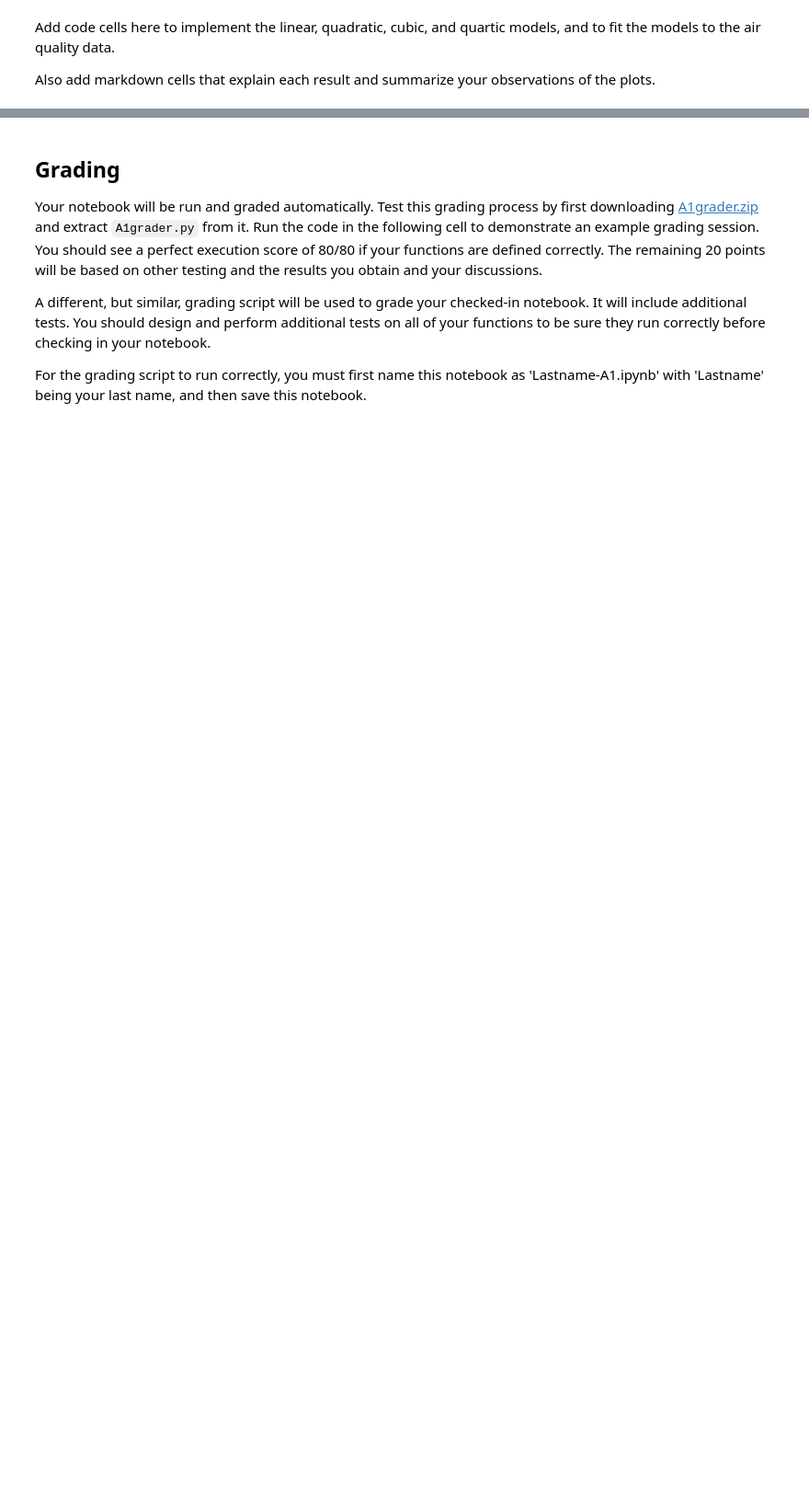
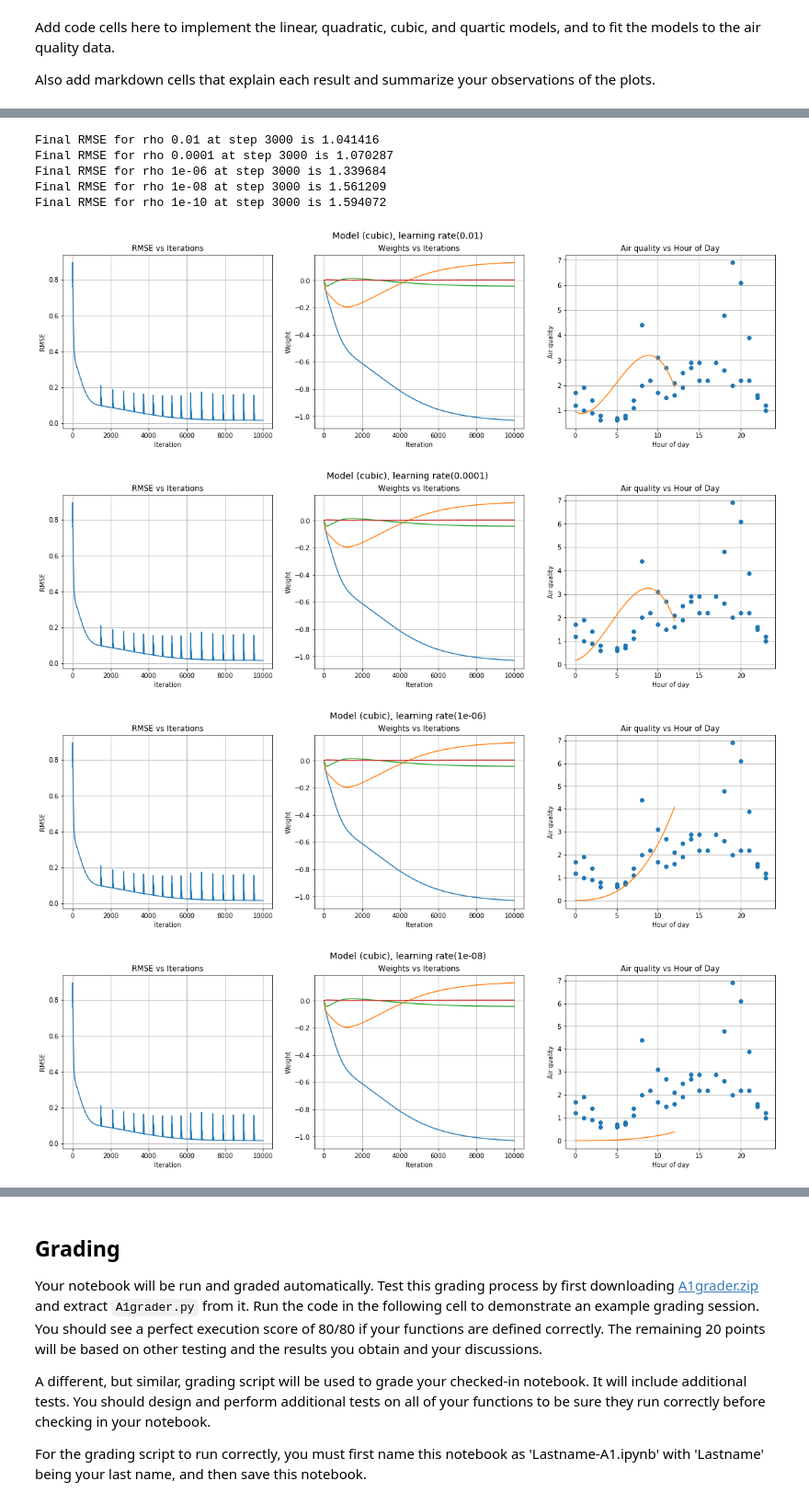
Before and after one commit to bstaab/CS545_MachineLearning, a Jupyter notebook: assignments/A1/Staab-A1.ipynb, the cells around one changed output, grey strips where cells are left out. Shown at 92% size. Drawn from its saved outputs; the diff is of its cells as text; code cells hidden in the pictures; blank space fills up the shorter version.

```diff
--- a/assignments/A1/Staab-A1.ipynb
+++ b/assignments/A1/Staab-A1.ipynb
@@ -88,0 +84,4 @@ def linear_model_gradient(X, T, W):
+# %%
+X = np.array([1, 2, 3, 4, 5, 8, 9, 11]).reshape((-1, 1))
+T = (((X - 5) * 0.05 +  (X * 0.2) **5) / 5.0 - 5.5) / 6
+W = np.array([1, 2, -3, 1.5, 0.3]).reshape(-1, 1)
@@ -249,0 +306,28 @@ Also add markdown cells that explain each result and summarize your observations
+# %%
+# Function to train a model and print the results
+def train_models_and_print(model_name, model_f, model_gradient_f):
+    learning_rates = [1.e-2, 1.e-4, 1.e-6, 1.e-8, 1.e-10]
+    n_steps = 3000
+
+    for rho in learning_rates:
+        W = np.zeros((4, 1))
+        ## linear - W = np.zeros((2, 1))
+        W, error_sequence, W_sequence = gradient_descent_adam(model_f, model_gradient_f, rmse, X, T, W, rho, n_steps)
+        print(f'Final RMSE for rho {rho} at step {n_steps} is {np.sqrt(error_sequence[-1]):4f}')
+
+        xs = np.linspace(0, 23, 300).reshape(-1, 1)
+        md = model_f(xs, W)
+        plot_data(model_name, rho, error_sequence, W_sequence, X, T, md)
+# %%
+train_models_and_print("cubic", cubic_model, cubic_model_gradient)
+#train_models_and_print("linear", linear_model, linear_model_gradient)
+# %% [output]
+Final RMSE for rho 0.01 at step 3000 is 1.041416
+Final RMSE for rho 0.0001 at step 3000 is 1.070287
+Final RMSE for rho 1e-06 at step 3000 is 1.339684
+Final RMSE for rho 1e-08 at step 3000 is 1.561209
+Final RMSE for rho 1e-10 at step 3000 is 1.594072
+[figure, added]
+[figure, added]
+[figure, added]
+[figure, added]
```
Also changed, not shown: parts of 33 cells of this notebook, 2 other files.
